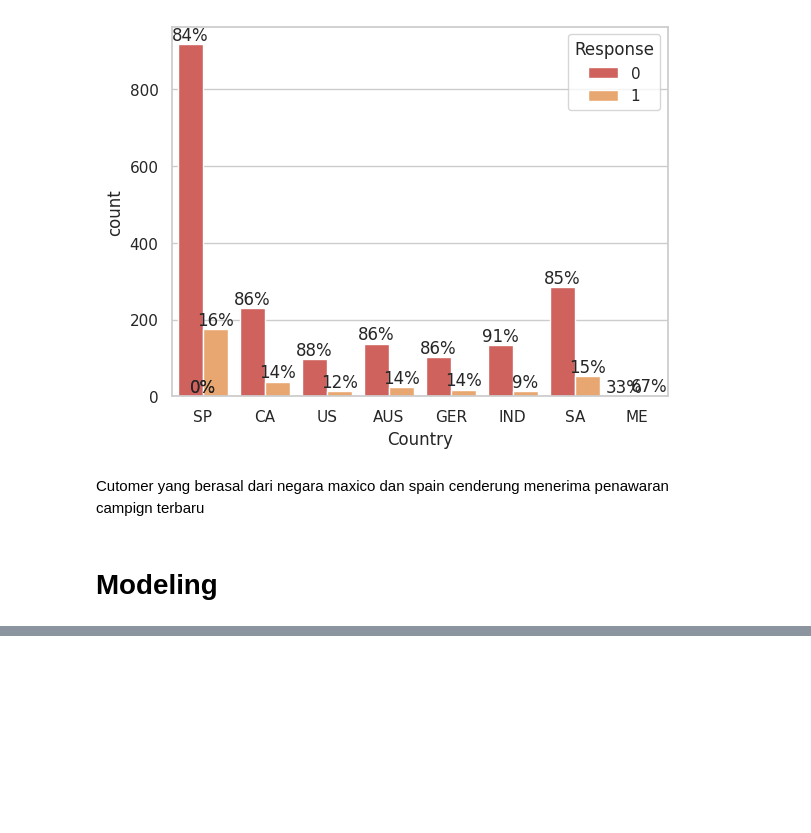
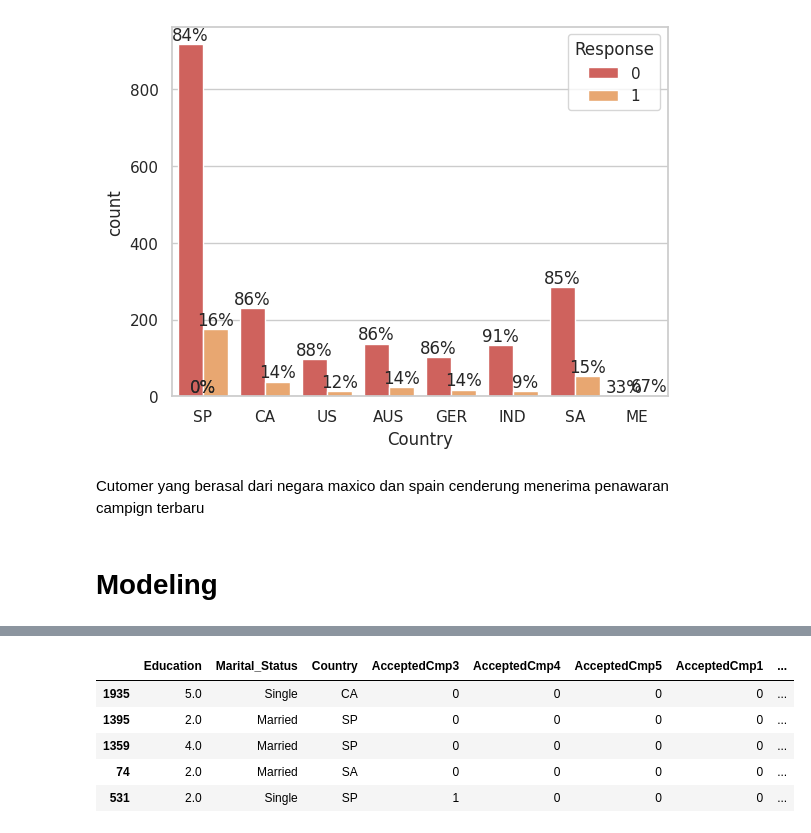
Before and after one commit to Aldistwn29/projek_marketing_analysis, a Jupyter notebook: marketing_analysis.ipynb, the cells around one changed output, grey strips where cells are left out. Drawn from its saved outputs; the diff is of its cells as text; code cells hidden in the pictures; blank space fills up the shorter version.

```diff
--- a/marketing_analysis.ipynb
+++ b/marketing_analysis.ipynb
@@ -548,0 +700,6 @@ Cutomer yang berasal dari negara maxico dan spain cenderung menerima penawaran c
+# %%
+all_feat =  category_feat + all_numeric_feat
+# %%
+df_train_final = df_train[all_feat]
+df_val_final = df_val[all_feat]
+df_test_final = df_test[all_feat]
@@ -548,0 +714,15 @@ Cutomer yang berasal dari negara maxico dan spain cenderung menerima penawaran c
+# %%
+kelas = {'Basci':1, 'Graduation':2, '2n Cycle':3, 'Master':4, 'PhD':5}
+# %%
+df_train_final['Education'] = df_train_final['Education'].map(kelas)
+df_val_final['Education'] = df_val_final['Education'].map(kelas)
+df_test_final['Education'] = df_test_final['Education'].map(kelas)
+# %%
+df_train_final.head()
+# %% [output]
+|  | Education | Marital_Status | Country | AcceptedCmp3 | AcceptedCmp4 | AcceptedCmp5 | AcceptedCmp1 | ... |
+| 1935 | 5.0 | Single | CA | 0 | 0 | 0 | 0 | ... |
+| 1395 | 2.0 | Married | SP | 0 | 0 | 0 | 0 | ... |
+| 1359 | 4.0 | Married | SP | 0 | 0 | 0 | 0 | ... |
+| 74 | 2.0 | Married | SA | 0 | 0 | 0 | 0 | ... |
+| 531 | 2.0 | Single | SP | 1 | 0 | 0 | 0 | ... |
```
Also changed, not shown: parts of 40 cells of this notebook.
